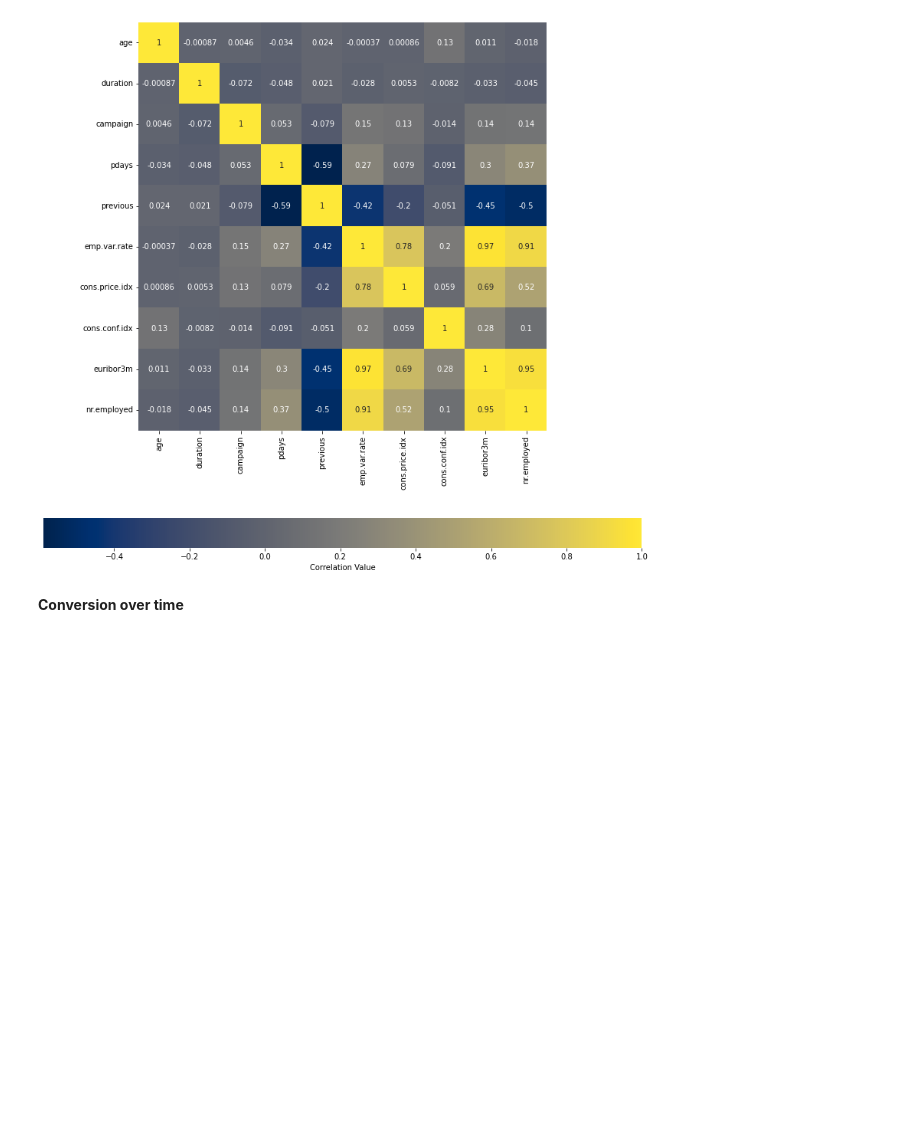
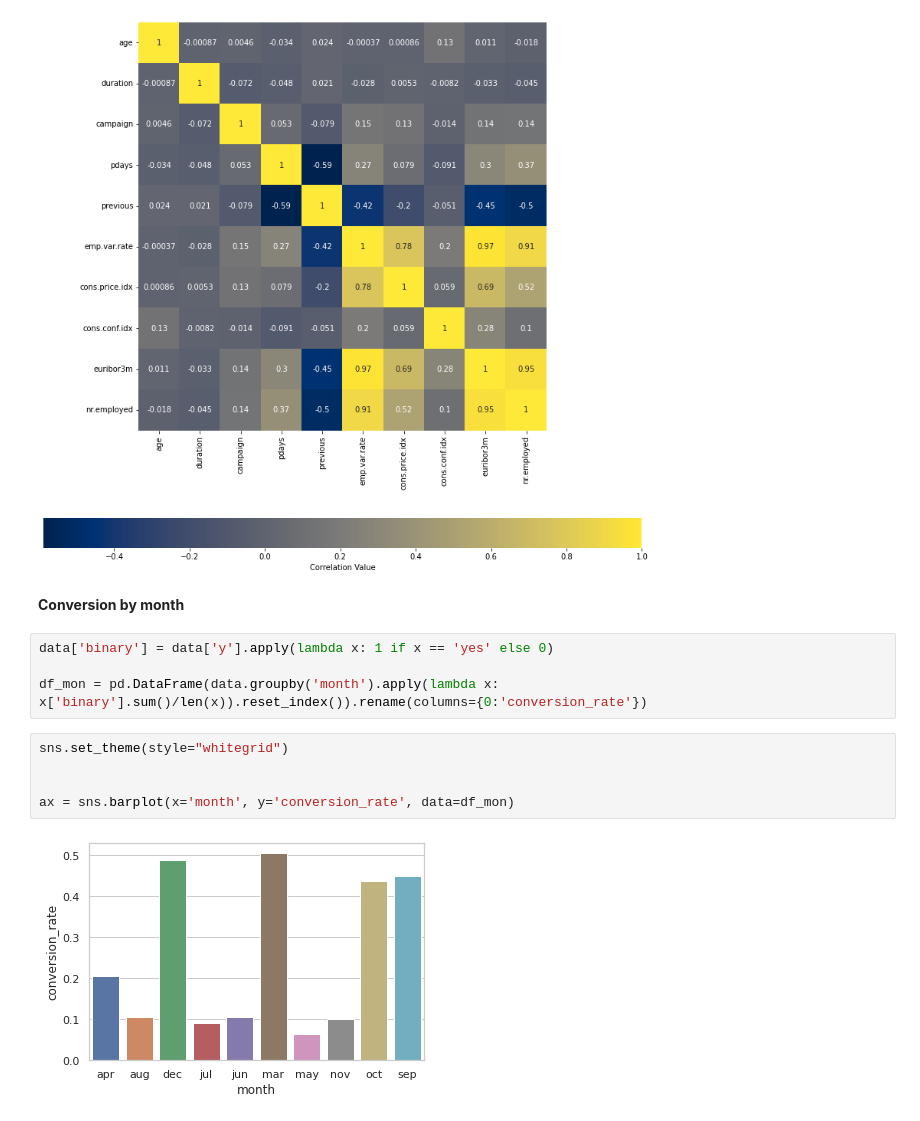
Before and after one commit to ShawnLiu119/Bank-Marketing_Clas-Clus-AppDev, a Jupyter notebook: BankMkt_EDA.ipynb, the cells around one changed output. Drawn from its saved outputs; the diff is of its cells as text; blank space fills up the shorter version.

```diff
--- a/BankMkt_EDA.ipynb
+++ b/BankMkt_EDA.ipynb
@@ -80,4 +80,15 @@ sns.heatmap(cor_df,cmap = "cividis",annot = True, square = True, cbar_kws = {'la
 # %% [output]
 [figure]
 # %% [markdown]
-**Conversion over time**
+**Conversion by month**
+# %%
+data['binary'] = data['y'].apply(lambda x: 1 if x == 'yes' else 0)
+
+df_mon = pd.DataFrame(data.groupby('month').apply(lambda x: x['binary'].sum()/len(x)).reset_index()).rename(columns={0:'conversion_rate'})
+# %%
+sns.set_theme(style="whitegrid")
+
+
+ax = sns.barplot(x='month', y='conversion_rate', data=df_mon)
+# %% [output]
+[figure, added]
```
